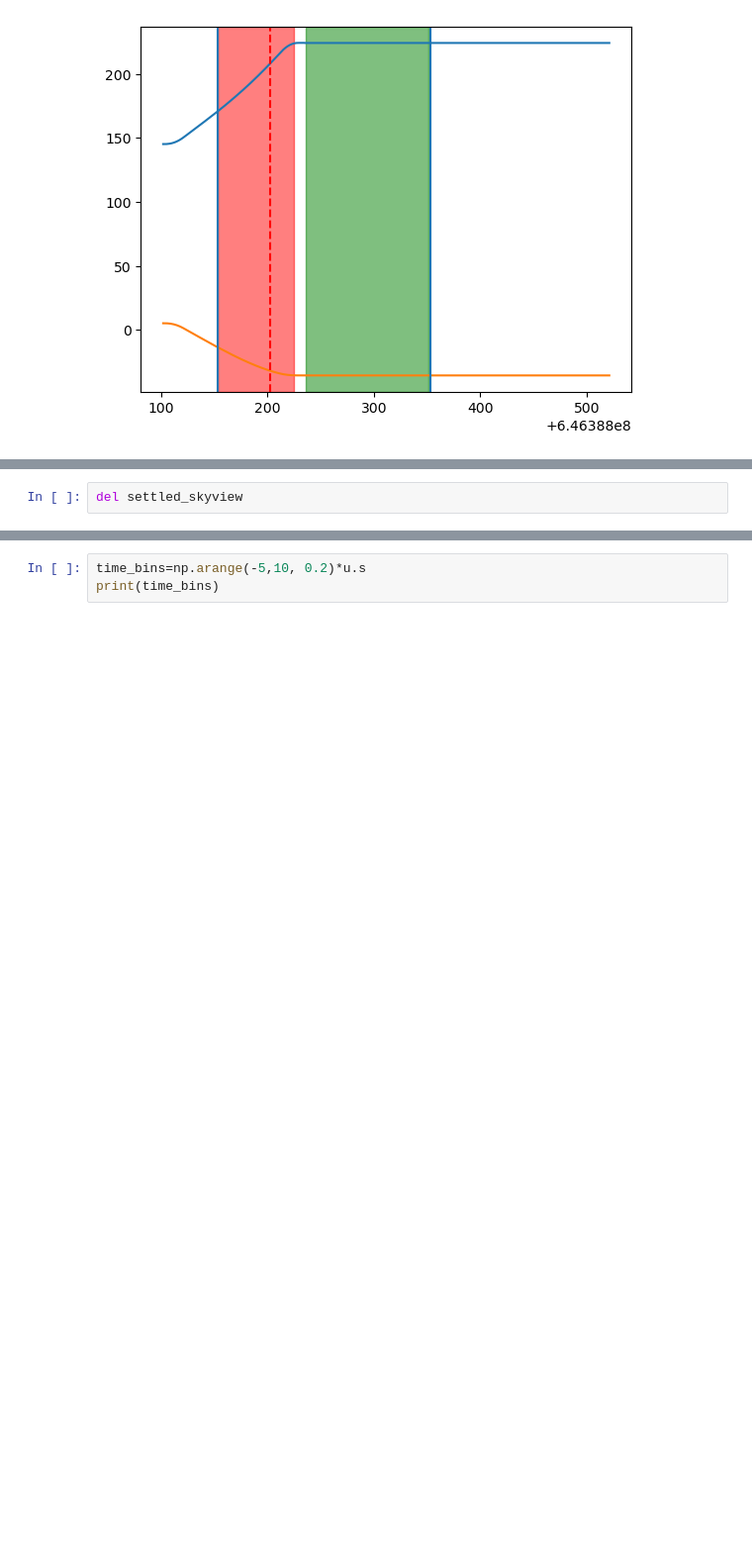
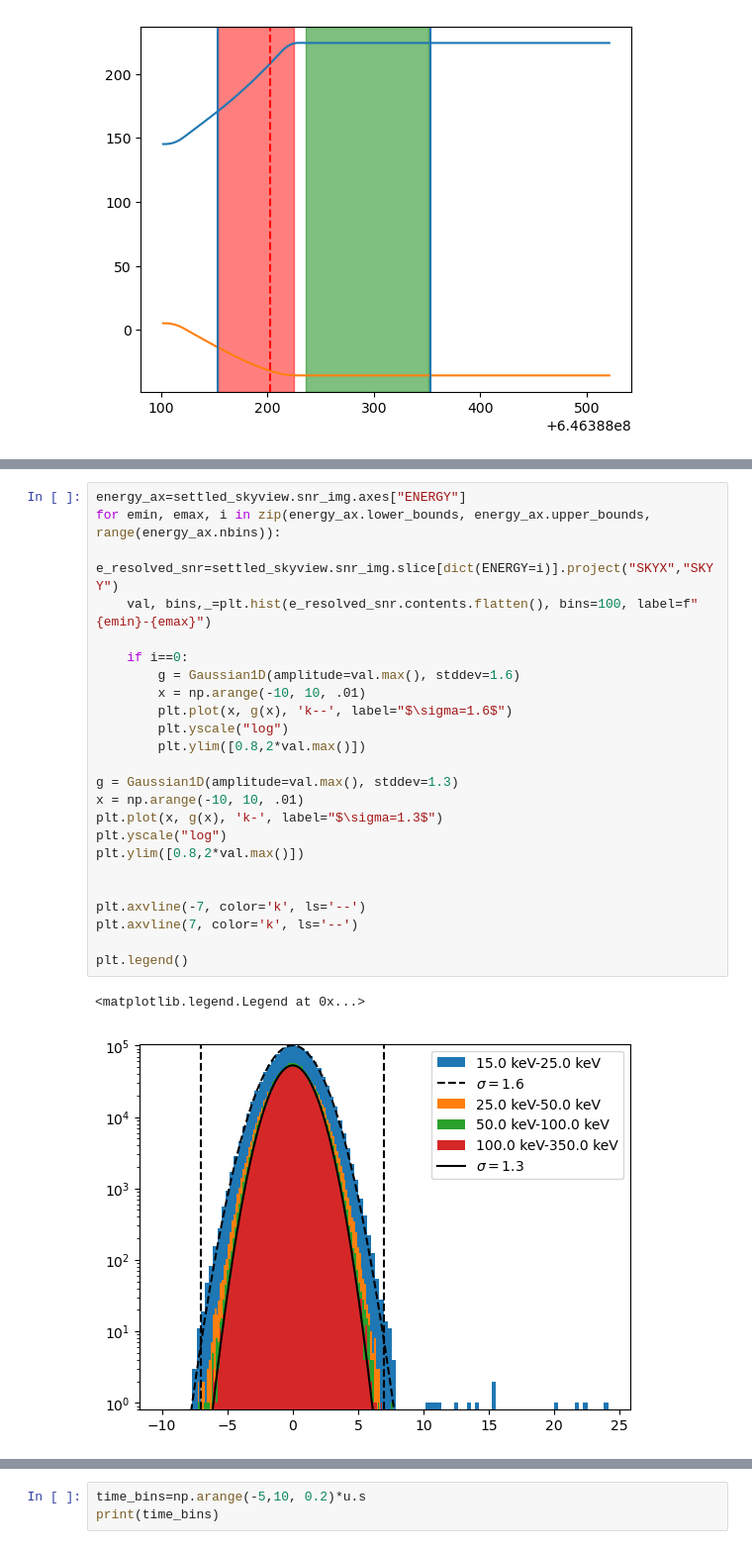
Before and after one commit to parsotat/BatAnalysis, a Jupyter notebook: notebooks/example_image_search_pipeline.ipynb, the cells around one changed output, grey strips where cells are left out. Shown at 99% size. Drawn from its saved outputs; the diff is of its cells as text; blank space fills up the shorter version.

```diff
--- a/notebooks/example_image_search_pipeline.ipynb
+++ b/notebooks/example_image_search_pipeline.ipynb
@@ -128,5 +123,30 @@ QTable length=330
 | 281 | NGC 4593 | 189.91429975542528,-5.34429901733... | False | 646388236.4006 | 646388351.4006 | 115.0 | 0.7323967778875481 | 0.6169388731752082 | 0.0 | 0.0 | ... |
 | 444 | NGC 4992 | 197.27330319094898,11.63410151706... | False | 646388236.4006 | 646388351.4006 | 115.0 | 1.2863104545644206 | 0.4492786021202539 | 0.0 | 0.0 | ... |
 | 5144 | SWIFT J1331.6-0504 | 202.90715043935194,-5.05235040249... | False | 646388236.4006 | 646388351.4006 | 115.0 | 0.6754044995402575 | 0.2937378434445092 | 0.0 | 0.0 | ... |
-# %%
-del settled_skyview
+# %%
+energy_ax=settled_skyview.snr_img.axes["ENERGY"]
+for emin, emax, i in zip(energy_ax.lower_bounds, energy_ax.upper_bounds, range(energy_ax.nbins)):
+    e_resolved_snr=settled_skyview.snr_img.slice[dict(ENERGY=i)].project("SKYX","SKYY")
+    val, bins,_=plt.hist(e_resolved_snr.contents.flatten(), bins=100, label=f"{emin}-{emax}")
+
+    if i==0:
+        g = Gaussian1D(amplitude=val.max(), stddev=1.6)
+        x = np.arange(-10, 10, .01)
+        plt.plot(x, g(x), 'k--', label="$\sigma=1.6$")
+        plt.yscale("log")
+        plt.ylim([0.8,2*val.max()])
+
+g = Gaussian1D(amplitude=val.max(), stddev=1.3)
+x = np.arange(-10, 10, .01)
+plt.plot(x, g(x), 'k-', label="$\sigma=1.3$")
+plt.yscale("log")
+plt.ylim([0.8,2*val.max()])
+
+
+plt.axvline(-7, color='k', ls='--')
+plt.axvline(7, color='k', ls='--')
+
+plt.legend()
+# %% [output]
+<matplotlib.legend.Legend at 0x...>
+[figure, added]
```
Also changed, not shown: parts of 14 cells of this notebook.
